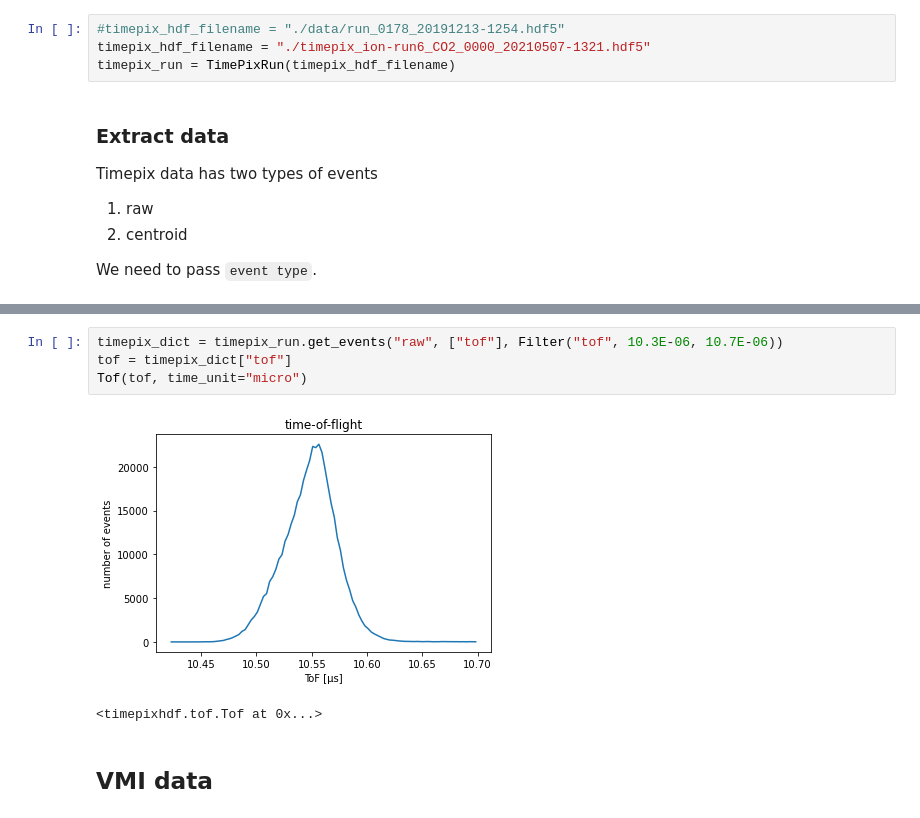
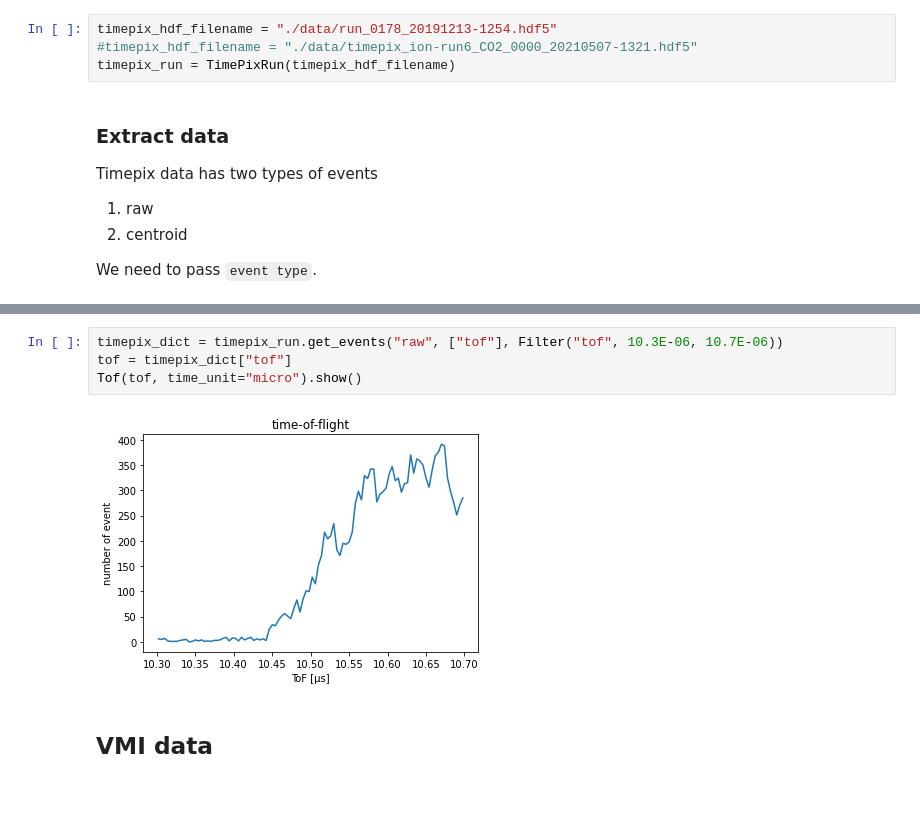
Before and after one commit to SuddhasattwaMandal/FLASH_2021, a Jupyter notebook: timepix/timepix_example.ipynb, the cells around one changed output, grey strips where cells are left out. Cells and saved outputs as stored; diff of their text form.

```diff
--- a/timepix/timepix_example.ipynb
+++ b/timepix/timepix_example.ipynb
@@ -10,6 +11,6 @@ from timepixhdf.tof import Tof
 # %%
-#timepix_hdf_filename = "./data/run_0178_20191213-1254.hdf5"
-timepix_hdf_filename = "./timepix_ion-run6_CO2_0000_20210507-1321.hdf5"
+timepix_hdf_filename = "./data/run_0178_20191213-1254.hdf5"
+#timepix_hdf_filename = "./data/timepix_ion-run6_CO2_0000_20210507-1321.hdf5"
 timepix_run = TimePixRun(timepix_hdf_filename)
 # %% [markdown]
 ### Extract data
@@ -30,10 +32,9 @@ Tof(tof, time_unit="micro")
 # %%
 timepix_dict = timepix_run.get_events("raw", ["tof"], Filter("tof", 10.3E-06, 10.7E-06))
 tof = timepix_dict["tof"]
-Tof(tof, time_unit="micro")
+Tof(tof, time_unit="micro").show()
 # %% [output]
-[figure, old version]
+[figure, new version]
-<timepixhdf.tof.Tof at 0x...>
 # %% [markdown]
 ## VMI data
 # %%
```
Also changed, not shown: parts of 8 cells of this notebook, 2 other files.
